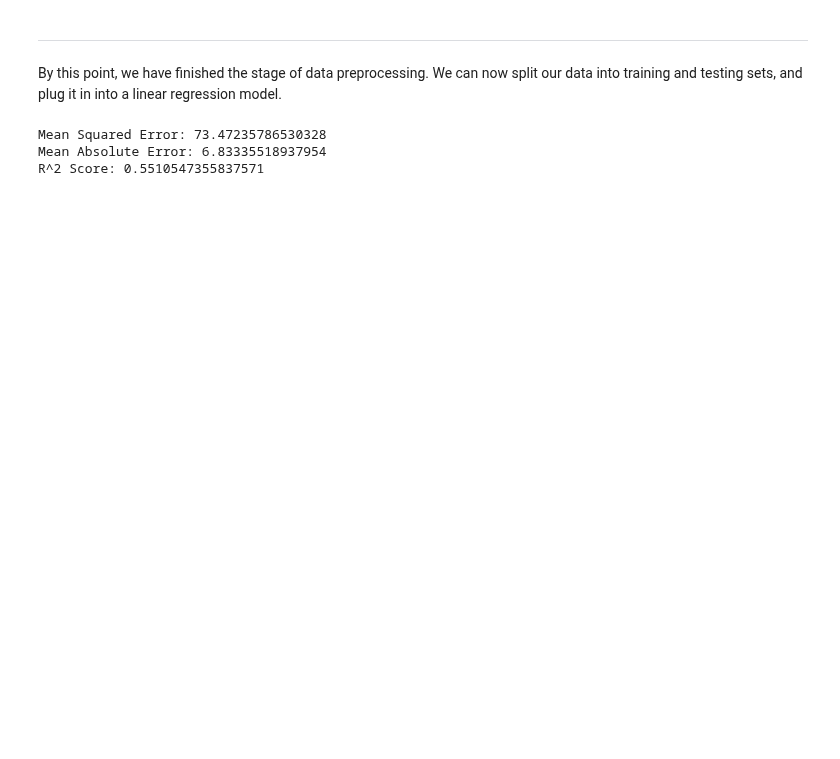
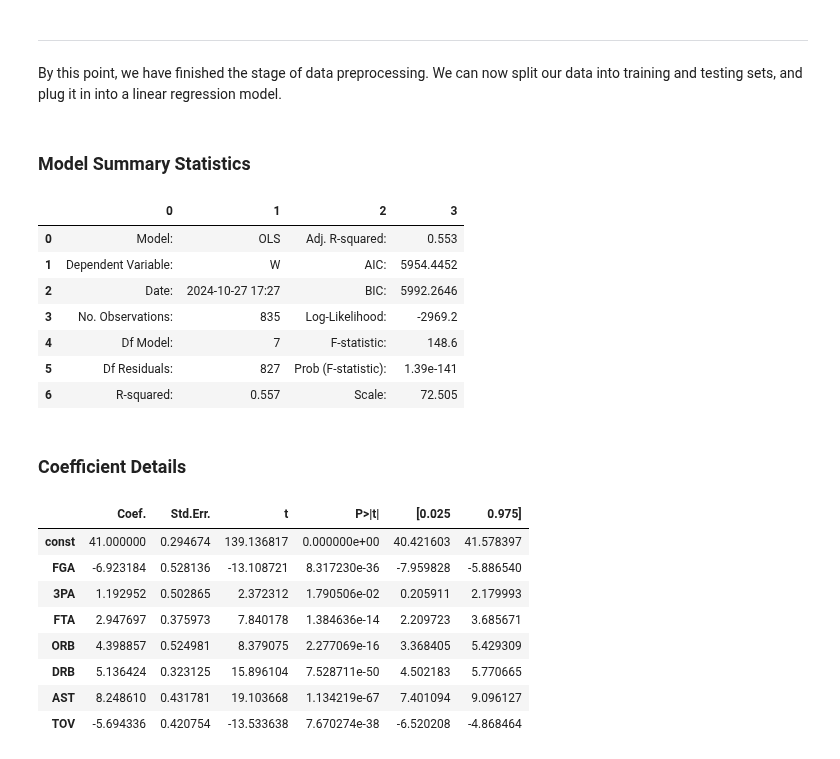
Before and after one commit to availe/CTP-Data-Science, a Jupyter notebook: Week-07-Regression/Exercise-RD-Regression.ipynb, the cells around one changed output. Cells and saved outputs as stored; diff of their text form; code cells hidden in the pictures; blank space fills up the shorter version.

```diff
--- a/Week-07-Regression/Exercise-RD-Regression.ipynb
+++ b/Week-07-Regression/Exercise-RD-Regression.ipynb
@@ -172,20 +173,31 @@ Text(0.5, 1.0, 'Original Features vs Standardized Features')
 ---
 
 By this point, we have finished the stage of data preprocessing. We can now split our data into training and testing sets, and plug it in into a linear regression model.
-# %%
-X_train, X_test, y_train, y_test = train_test_split(X_standardized, y, test_size=0.2, random_state=0)
-model = LinearRegression()
-model.fit(X_train, y_train)
-y_pred = model.predict(X_test)
-
-mse = mean_squared_error(y_test, y_pred)
-mae = mean_absolute_error(y_test, y_pred)
-r2 = r2_score(y_test, y_pred)
-
-print(f"Mean Squared Error: {mse}")
-print(f"Mean Absolute Error: {mae}")
-print(f"R^2 Score: {r2}")
-# %% [output]
-Mean Squared Error: 73.47235786530328
-Mean Absolute Error: 6.83335518937954
-R^2 Score: 0.5510547355837571
+# %%
+ols_model = sm.OLS(y, sm.add_constant(X_standardized)).fit()
+
+display(HTML("<h3>Model Summary Statistics</h3>"))
+display(ols_model.summary2().tables[0])
+
+display(HTML("<h3>Coefficient Details</h3>"))
+display(ols_model.summary2().tables[1])
+# %% [output]
+Model Summary Statistics
+|  | 0 | 1 | 2 | 3 |
+| 0 | Model: | OLS | Adj. R-squared: | 0.553 |
+| 1 | Dependent Variable: | W | AIC: | 5954.4452 |
+| 2 | Date: | 2024-10-27 17:27 | BIC: | 5992.2646 |
+| 3 | No. Observations: | 835 | Log-Likelihood: | -2969.2 |
+| 4 | Df Model: | 7 | F-statistic: | 148.6 |
+| 5 | Df Residuals: | 827 | Prob (F-statistic): | 1.39e-141 |
+| 6 | R-squared: | 0.557 | Scale: | 72.505 |
+Coefficient Details
+|  | Coef. | Std.Err. | t | P>|t| | [0.025 | 0.975] |
+| const | 41.000000 | 0.294674 | 139.136817 | 0.000000e+00 | 40.421603 | 41.578397 |
+| FGA | -6.923184 | 0.528136 | -13.108721 | 8.317230e-36 | -7.959828 | -5.886540 |
+| 3PA | 1.192952 | 0.502865 | 2.372312 | 1.790506e-02 | 0.205911 | 2.179993 |
+| FTA | 2.947697 | 0.375973 | 7.840178 | 1.384636e-14 | 2.209723 | 3.685671 |
+| ORB | 4.398857 | 0.524981 | 8.379075 | 2.277069e-16 | 3.368405 | 5.429309 |
+| DRB | 5.136424 | 0.323125 | 15.896104 | 7.528711e-50 | 4.502183 | 5.770665 |
+| AST | 8.248610 | 0.431781 | 19.103668 | 1.134219e-67 | 7.401094 | 9.096127 |
+| TOV | -5.694336 | 0.420754 | -13.533638 | 7.670274e-38 | -6.520208 | -4.868464 |
```
Also changed, not shown: parts of 5 cells of this notebook.
